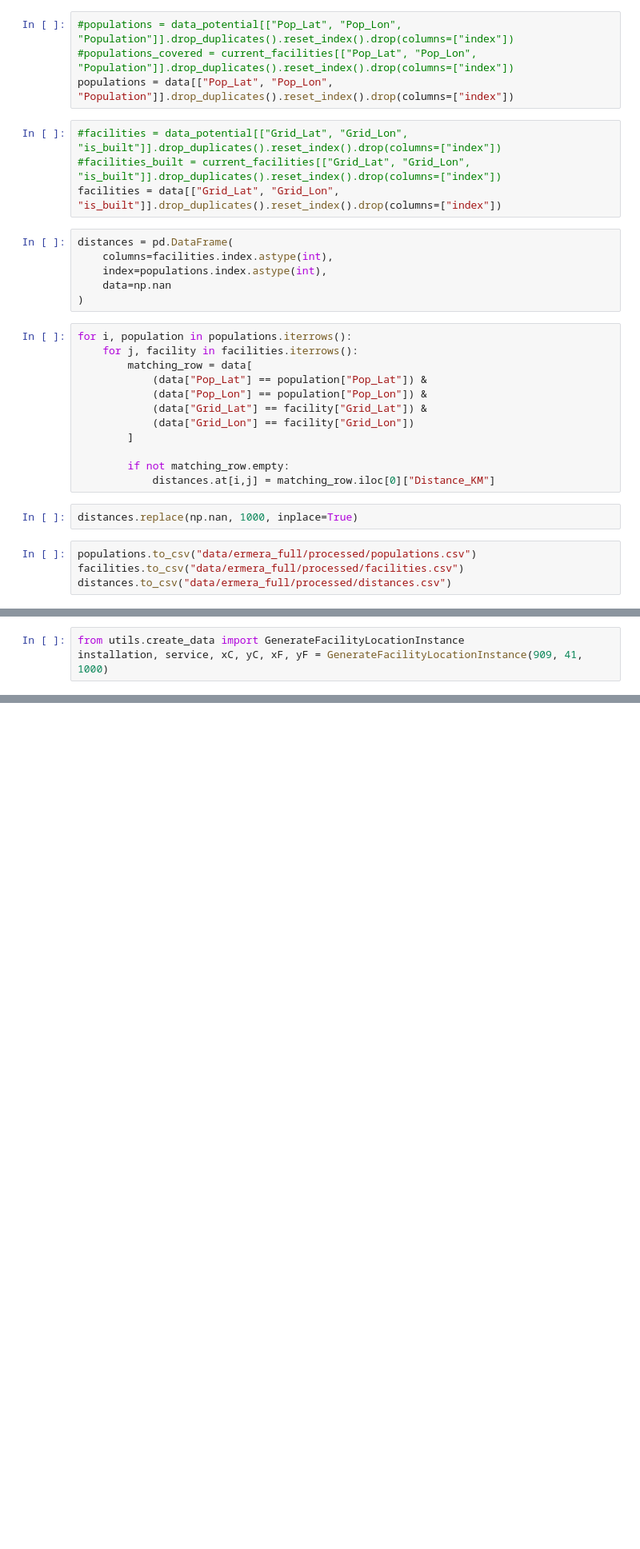
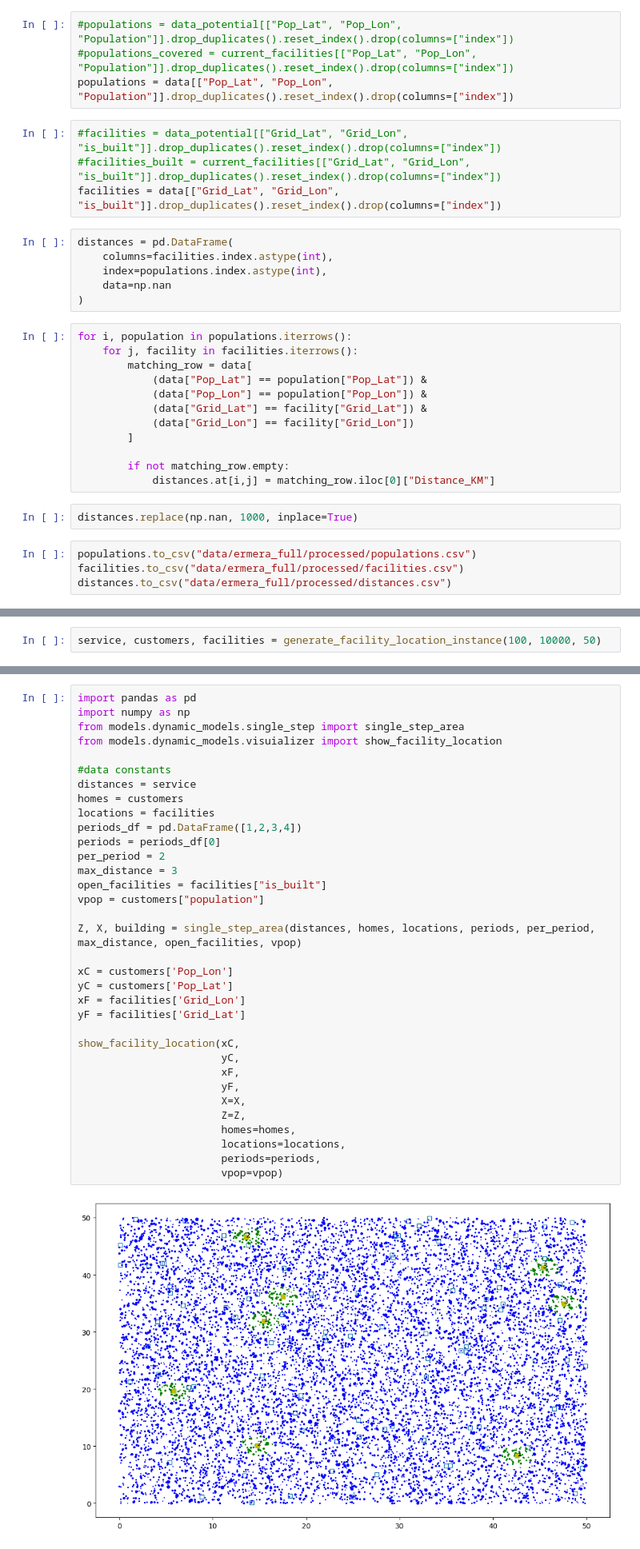
Before and after one commit to Srokusek/ABW-project, a Jupyter notebook: dynamic_models_control.ipynb, the cells around one changed output, grey strips where cells are left out. Shown at 80% size. Drawn from its saved outputs; the diff is of its cells as text; blank space fills up the shorter version.

Commit message:
experimenting on data creation in a way that fits seamlessly into the models

```diff
--- a/dynamic_models_control.ipynb
+++ b/dynamic_models_control.ipynb
@@ -117,3 +82,0 @@ show_facility_location(xC, yC, xF, yF, X=X, Z=Z, homes=homes, locations=location
-# %%
-from utils.create_data import GenerateFacilityLocationInstance
-installation, service, xC, yC, xF, yF = GenerateFacilityLocationInstance(909, 41, 1000)
@@ -119,0 +181,2 @@ installation, service, xC, yC, xF, yF = GenerateFacilityLocationInstance(909, 41
+# %%
+service, customers, facilities = generate_facility_location_instance(100, 10000, 50)
@@ -119,0 +199,36 @@ installation, service, xC, yC, xF, yF = GenerateFacilityLocationInstance(909, 41
+# %%
+import pandas as pd
+import numpy as np
+from models.dynamic_models.single_step import single_step_area
+from models.dynamic_models.visuializer import show_facility_location
+
+#data constants
+distances = service
+homes = customers
+locations = facilities
+periods_df = pd.DataFrame([1,2,3,4])
+periods = periods_df[0]
+per_period = 2
+max_distance = 3
+open_facilities = facilities["is_built"]
+vpop = customers["population"]
+
+Z, X, building = single_step_area(distances, homes, locations, periods, per_period, max_distance, open_facilities, vpop)
+
+xC = customers['Pop_Lon']
+yC = customers['Pop_Lat']
+xF = facilities['Grid_Lon']
+yF = facilities['Grid_Lat']
+
+show_facility_location(xC,
+                       yC,
+                       xF,
+                       yF,
+                       X=X,
+                       Z=Z,
+                       homes=homes,
+                       locations=locations,
+                       periods=periods,
+                       vpop=vpop)
+# %% [output]
+[figure, added]
```
Also changed, not shown: parts of 6 cells of this notebook.
